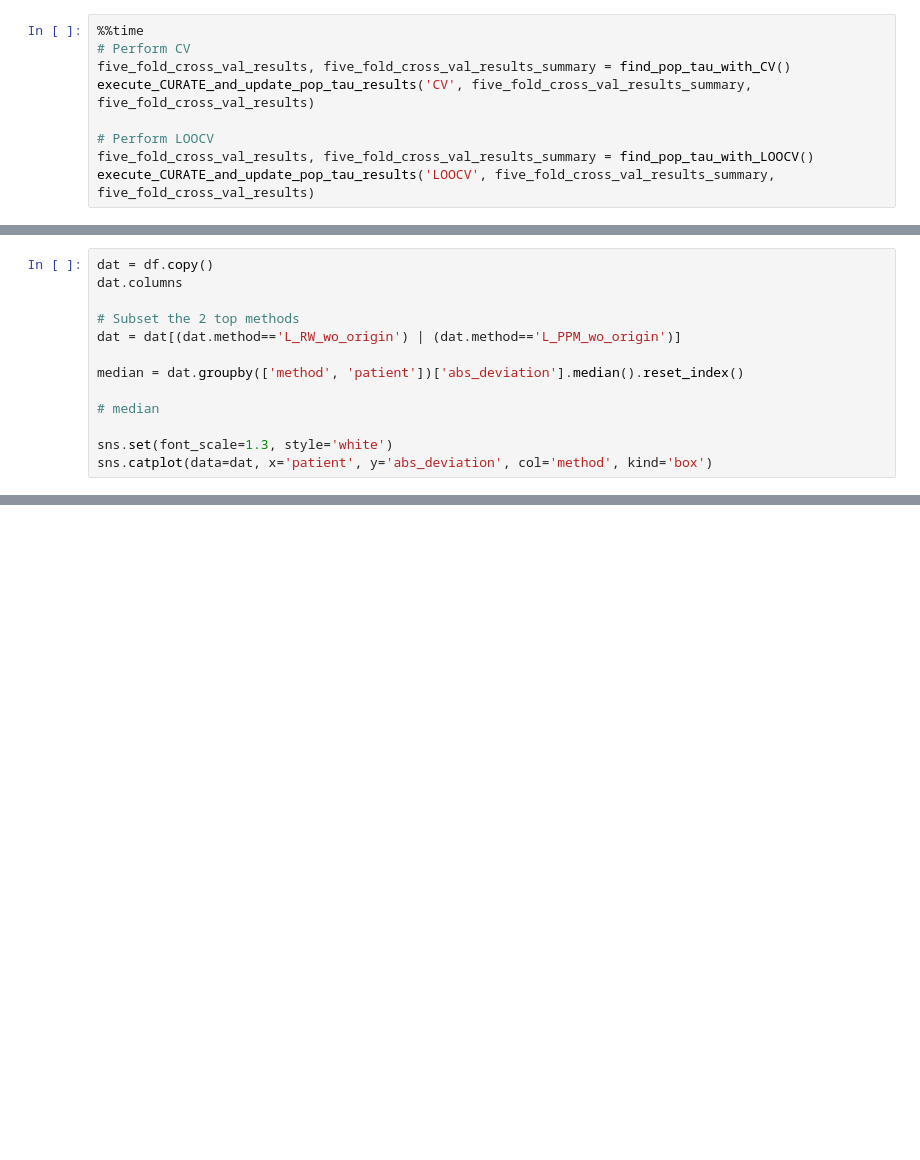
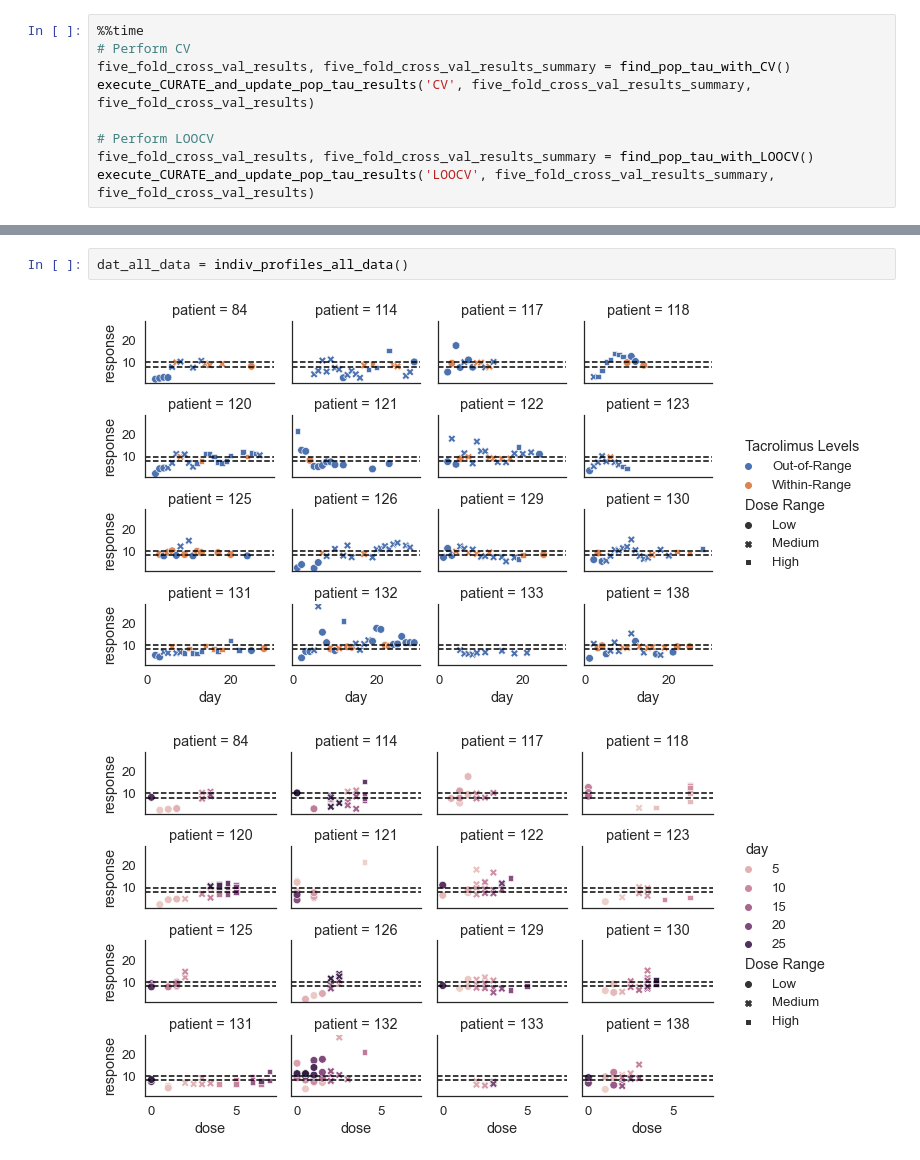
Before and after one commit to tshibei/retro_ped_liver_transplant, a Jupyter notebook: retro_PLT.ipynb, the cells around one changed output, grey strips where cells are left out. Saved outputs shown, nothing was run; the diff lists cells and outputs as text; blank space fills up the shorter version.

```diff
--- a/retro_PLT.ipynb
+++ b/retro_PLT.ipynb
@@ -50,13 +41,0 @@ Wall time: 30.5 s
-# %%
-dat = df.copy()
-dat.columns
-
-# Subset the 2 top methods
-dat = dat[(dat.method=='L_RW_wo_origin') | (dat.method=='L_PPM_wo_origin')]
-
-median = dat.groupby(['method', 'patient'])['abs_deviation'].median().reset_index()
-
-# median
-
-sns.set(font_scale=1.3, style='white')
-sns.catplot(data=dat, x='patient', y='abs_deviation', col='method', kind='box')
@@ -137,0 +46,5 @@ dat
+# %%
+dat_all_data = indiv_profiles_all_data()
+# %% [output]
+[figure, added]
+[figure, added]
```
Also changed, not shown: parts of 6 cells of this notebook, 10 other files.
